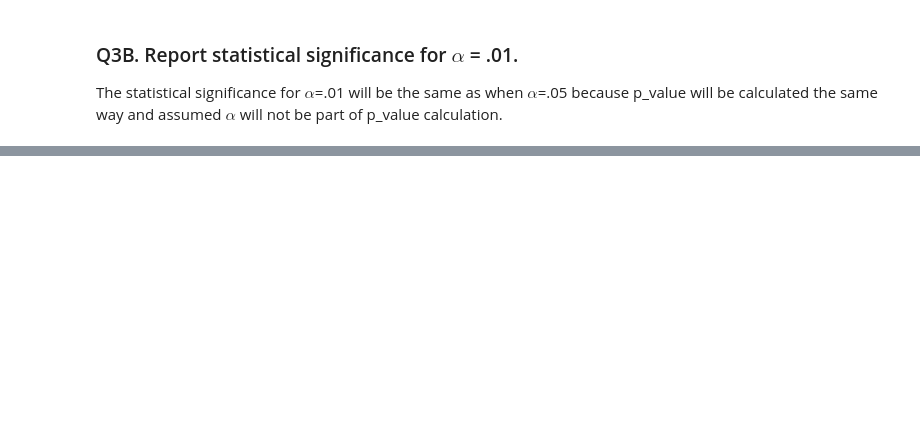
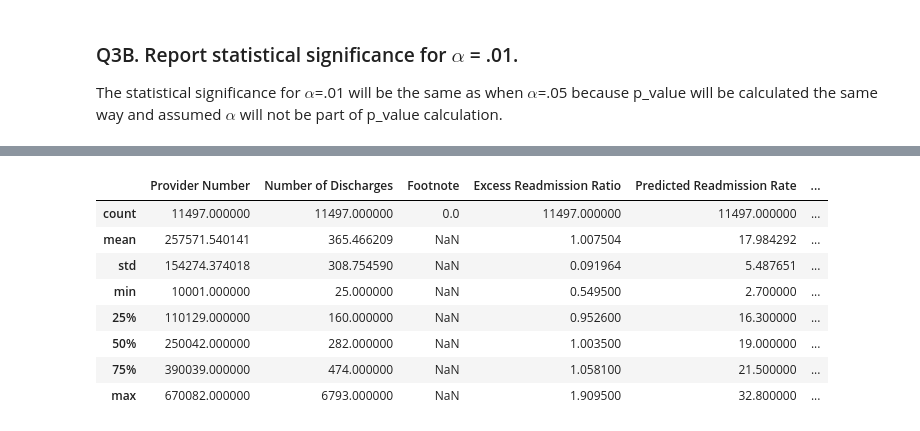
Before and after one commit to CttYss/dsi-inferential-statistics, a Jupyter notebook: inferential_statistics_exercise_3.ipynb, the cells around one changed output, grey strips where cells are left out. Cells and saved outputs as stored; diff of their text form; code cells hidden in the pictures; blank space fills up the shorter version.

```diff
--- a/inferential_statistics_exercise_3.ipynb
+++ b/inferential_statistics_exercise_3.ipynb
@@ -272,0 +289,12 @@ The statistical significance for $\alpha$=.01 will be the same as when $\alpha$=
+# %%
+new.describe()
+# %% [output]
+|  | Provider Number | Number of Discharges | Footnote | Excess Readmission Ratio | Predicted Readmission Rate | ... |
+| count | 11497.000000 | 11497.000000 | 0.0 | 11497.000000 | 11497.000000 | ... |
+| mean | 257571.540141 | 365.466209 | NaN | 1.007504 | 17.984292 | ... |
+| std | 154274.374018 | 308.754590 | NaN | 0.091964 | 5.487651 | ... |
+| min | 10001.000000 | 25.000000 | NaN | 0.549500 | 2.700000 | ... |
+| 25% | 110129.000000 | 160.000000 | NaN | 0.952600 | 16.300000 | ... |
+| 50% | 250042.000000 | 282.000000 | NaN | 1.003500 | 19.000000 | ... |
+| 75% | 390039.000000 | 474.000000 | NaN | 1.058100 | 21.500000 | ... |
+| max | 670082.000000 | 6793.000000 | NaN | 1.909500 | 32.800000 | ... |
```
Also changed, not shown: parts of 27 cells of this notebook.
